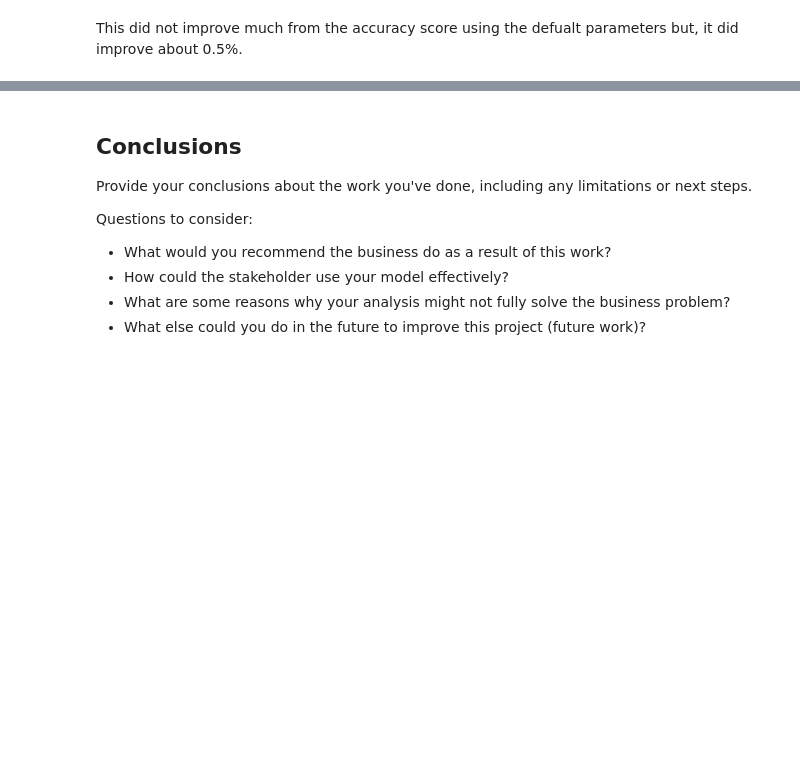
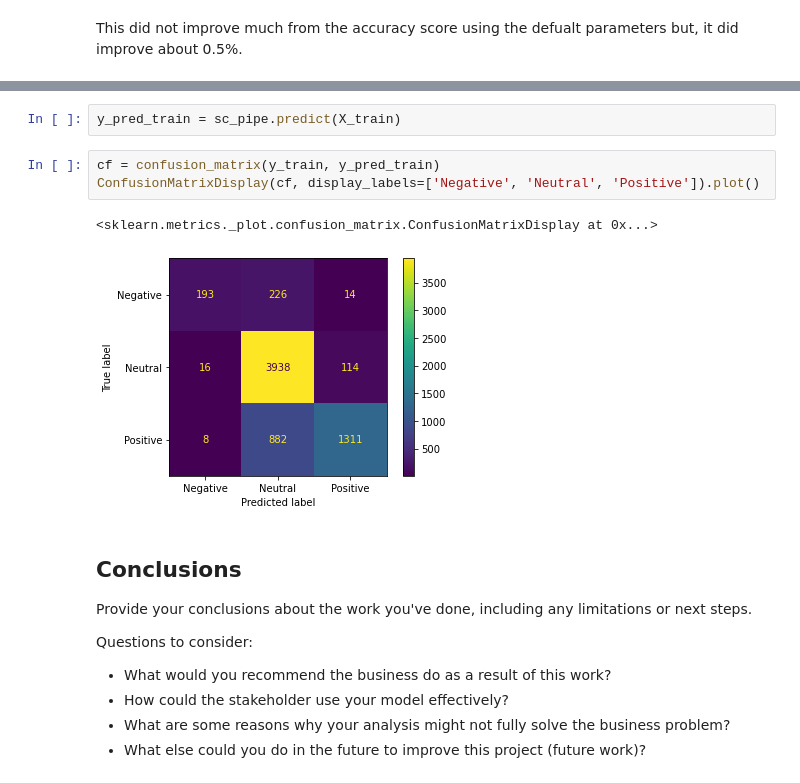
Before and after one commit to Ben-Gilbert333/Twitter_NLP, a Jupyter notebook: Twitter_NLP_Analysis.ipynb, the cells around one changed output, grey strips where cells are left out. Cells and saved outputs as stored; diff of their text form; blank space fills up the shorter version.

```diff
--- a/Twitter_NLP_Analysis.ipynb
+++ b/Twitter_NLP_Analysis.ipynb
@@ -742,3 +688,11 @@ In the end, you'll arrive at a 'final' model - aka the one you'll use to make yo
+# %%
+y_pred_train = sc_pipe.predict(X_train)
+# %%
+cf = confusion_matrix(y_train, y_pred_train)
+ConfusionMatrixDisplay(cf, display_labels=['Negative', 'Neutral', 'Positive']).plot()
+# %% [output]
+<sklearn.metrics._plot.confusion_matrix.ConfusionMatrixDisplay at 0x...>
+[figure, added]
 # %% [markdown]
 ## Conclusions
 
```
Also changed, not shown: parts of 50 cells of this notebook.
